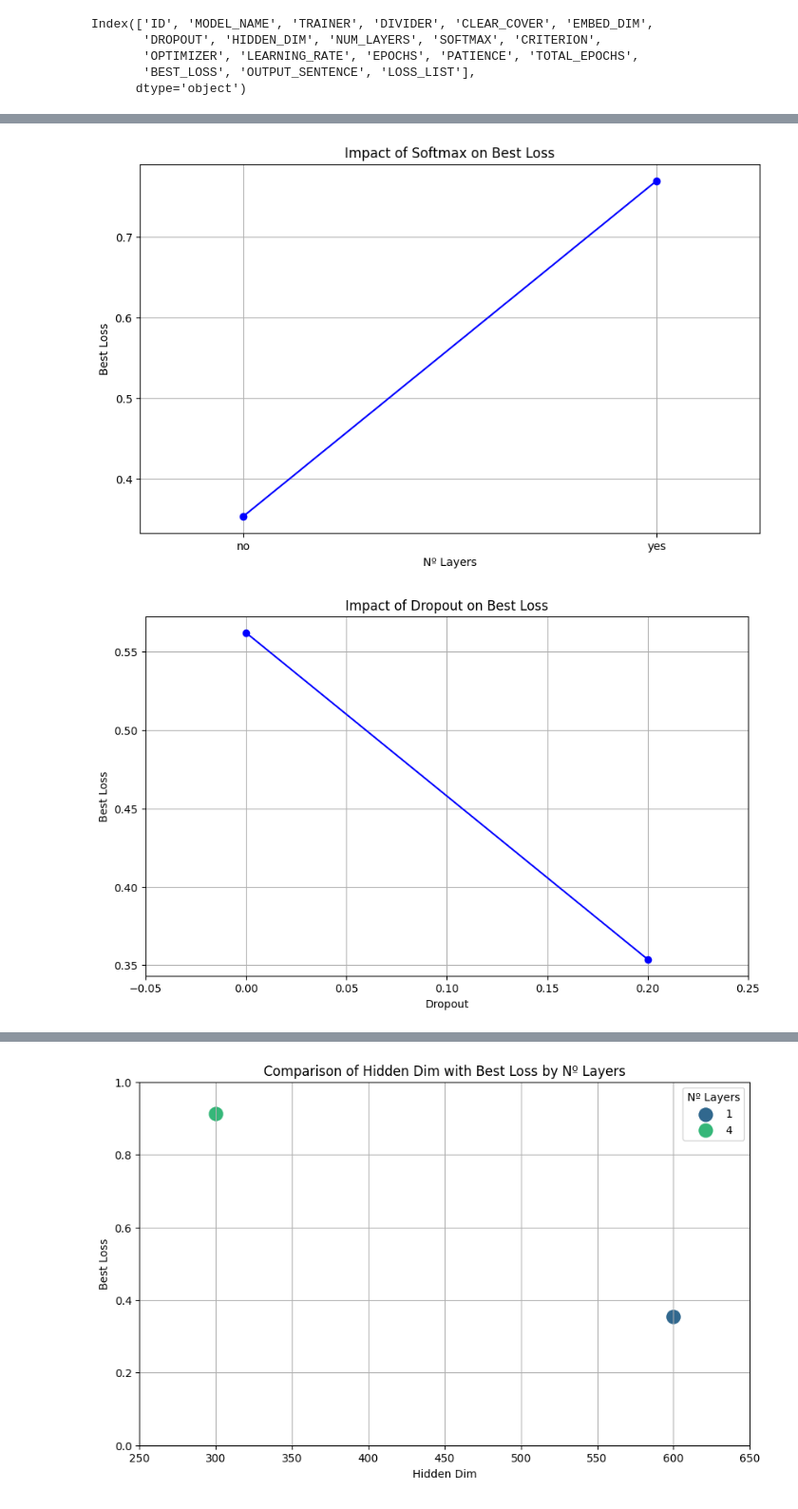
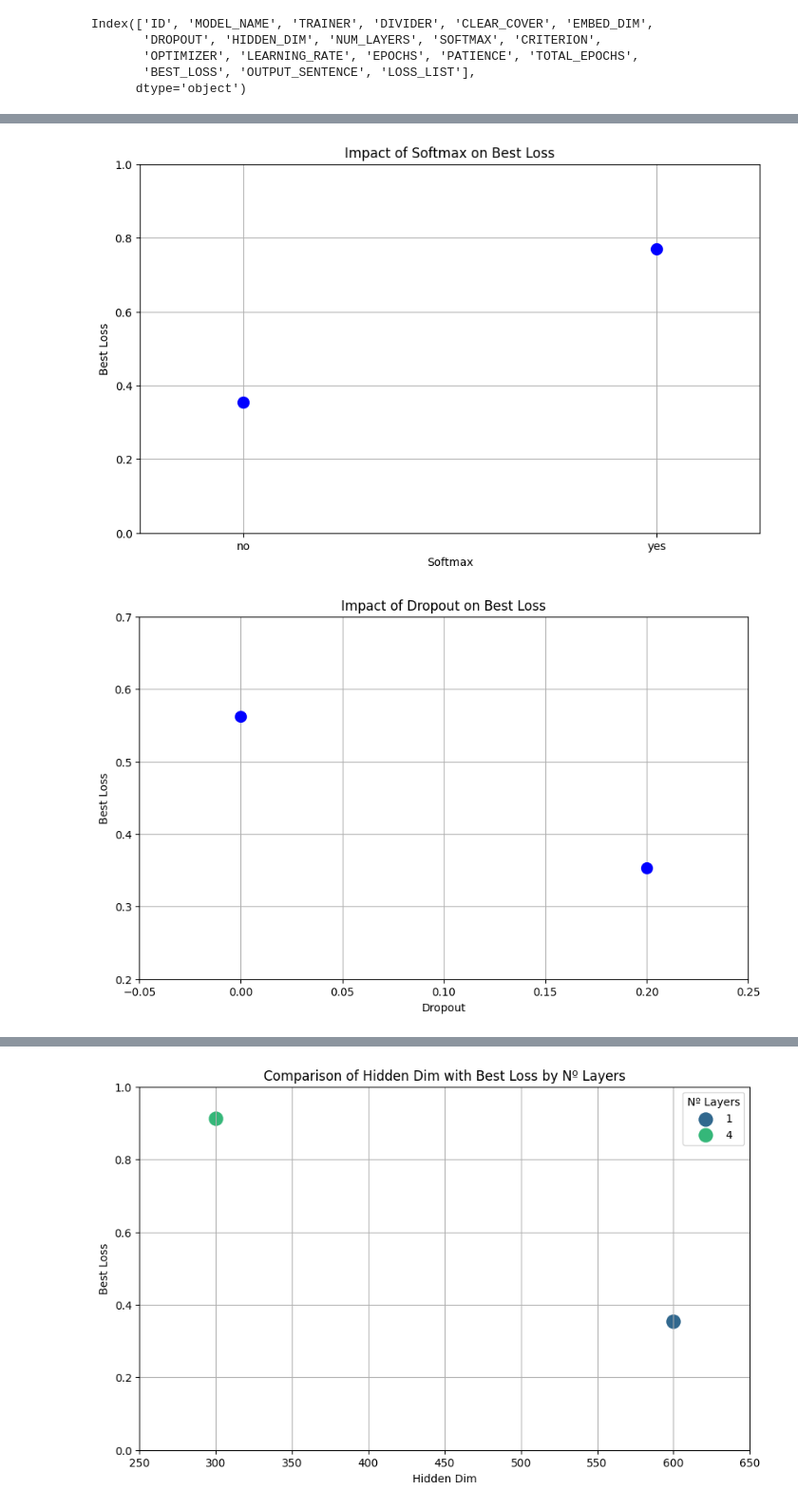
Before and after one commit to JesusRamosCognizant/Project-III, a Jupyter notebook: metrics visualization/results.ipynb, the cells around one changed output, grey strips where cells are left out. Shown at 95% size. Saved outputs shown, nothing was run; the diff lists cells and outputs as text; code cells hidden in the pictures.

```diff
--- a/metrics visualization/results.ipynb
+++ b/metrics visualization/results.ipynb
@@ -124,27 +124,29 @@ plt.show()
 # %%
 df_3 = df.iloc[[2, 5]]
 plt.figure(figsize=(10, 6))
-plt.plot(df_3['SOFTMAX'], df_3['BEST_LOSS'], marker='o', linestyle='-', color='b')
-plt.xlabel('Nº Layers')
+plt.plot(df_3['SOFTMAX'], df_3['BEST_LOSS'], marker='o', linestyle='', color='b', markersize=10)
+plt.xlabel('Softmax')
 plt.ylabel('Best Loss')
 plt.title('Impact of Softmax on Best Loss')
 plt.xlim(-0.25, 1.25)
+plt.ylim(0, 1)
 plt.grid(True)
 plt.show()
 # %% [output]
-[figure, old version]
+[figure, new version]
 # %%
 df_3 = df.iloc[[2, 6]]
 plt.figure(figsize=(10, 6))
-plt.plot(df_3['DROPOUT'], df_3['BEST_LOSS'], marker='o', linestyle='-', color='b')
+plt.plot(df_3['DROPOUT'], df_3['BEST_LOSS'], marker='o', linestyle='', color='b', markersize=10)
 plt.xlabel('Dropout')
 plt.ylabel('Best Loss')
 plt.title('Impact of Dropout on Best Loss')
 plt.xlim(-0.05, 0.25)
+plt.ylim(0.2, 0.7)
 plt.grid(True)
 plt.show()
 # %% [output]
-[figure, old version]
+[figure, new version]
 # %%
 df_3 = df.iloc[[8, 2, 7]]
 plt.figure(figsize=(10, 6))
```
Also changed, not shown: parts of 4 cells of this notebook.
